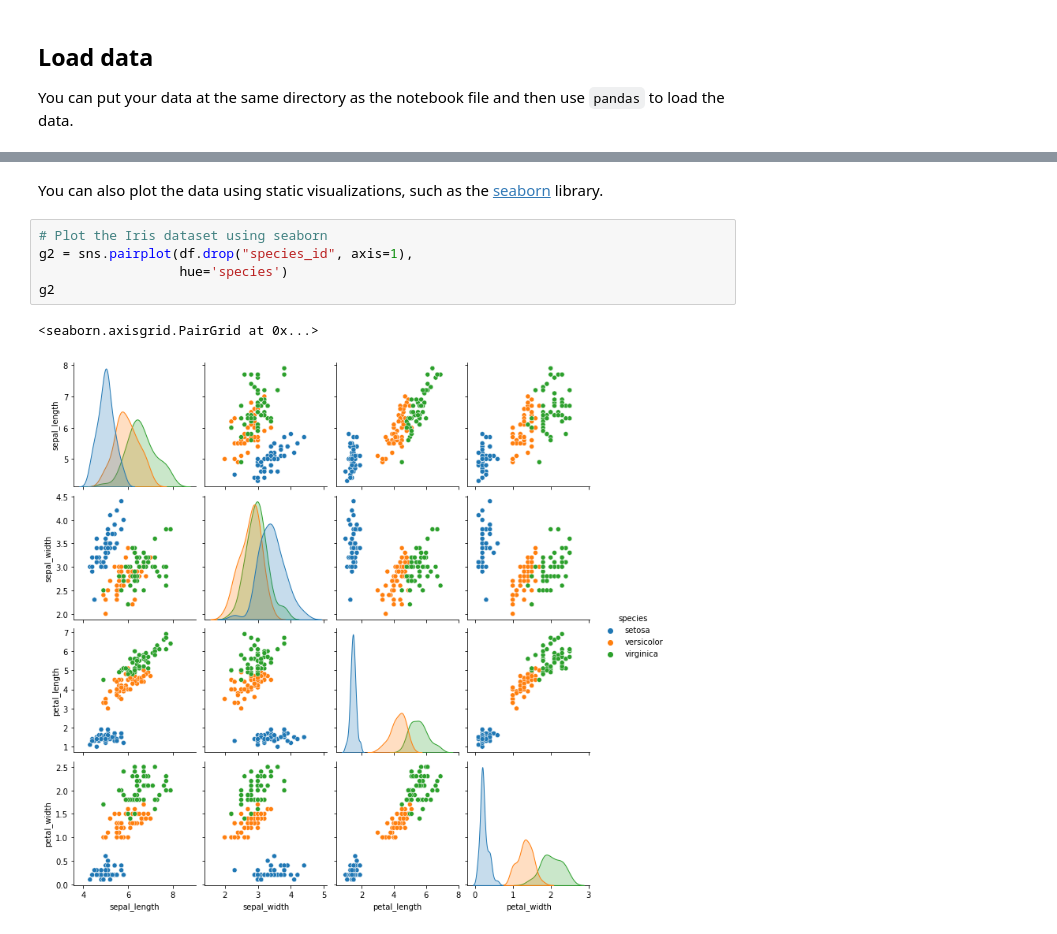
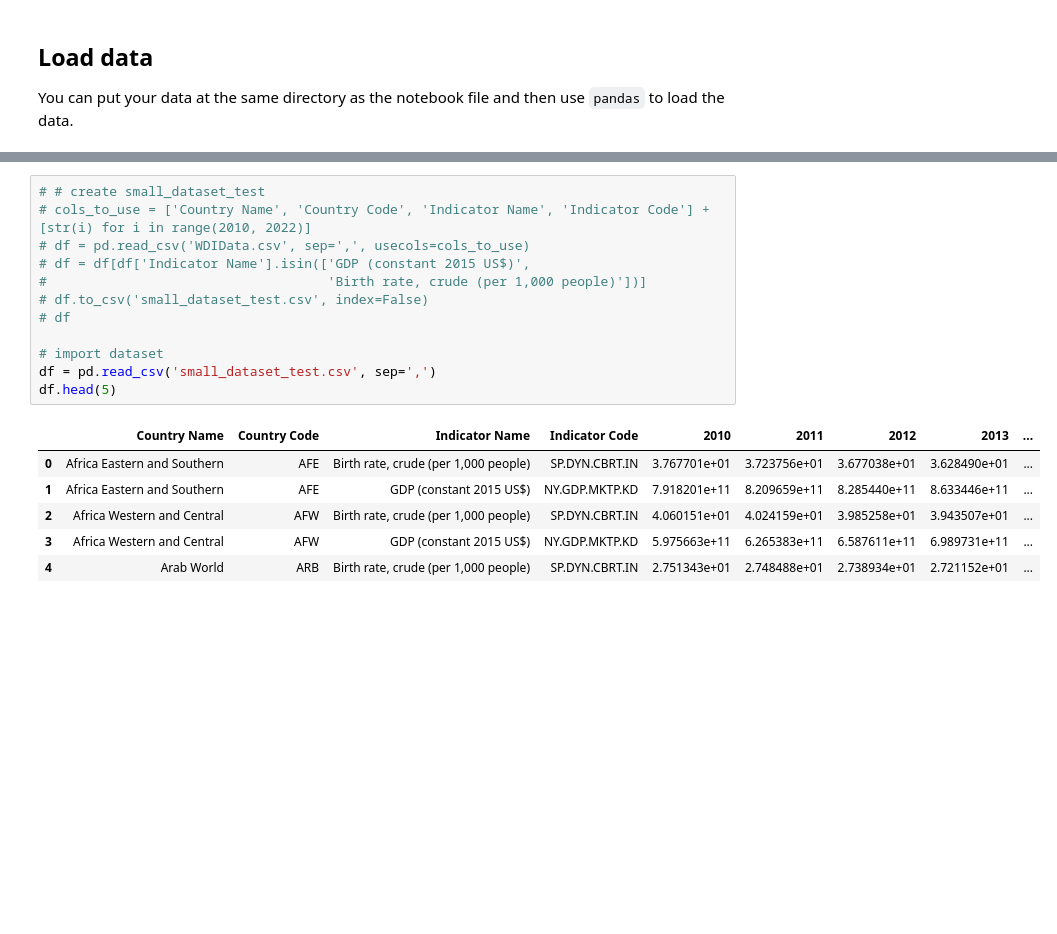
Before and after one commit to anetey-abbey/infoviz, a Jupyter notebook: _sources/docs/notebook.ipynb, the cells around one changed output, grey strips where cells are left out. Drawn from its saved outputs; the diff is of its cells as text; blank space fills up the shorter version.

```diff
--- a/_sources/docs/notebook.ipynb
+++ b/_sources/docs/notebook.ipynb
@@ -58,10 +22,19 @@ g1
-# %% [markdown]
-You can also plot the data using static visualizations, such as the [seaborn](https://seaborn.pydata.org/#) library.
-# %%
-# Plot the Iris dataset using seaborn
-g2 = sns.pairplot(df.drop("species_id", axis=1),
-                  hue='species')
-g2
-# %% [output]
-<seaborn.axisgrid.PairGrid at 0x...>
-[figure, removed]
+# %%
+# # create small_dataset_test
+# cols_to_use = ['Country Name', 'Country Code', 'Indicator Name', 'Indicator Code'] + [str(i) for i in range(2010, 2022)]
+# df = pd.read_csv('WDIData.csv', sep=',', usecols=cols_to_use)
+# df = df[df['Indicator Name'].isin(['GDP (constant 2015 US$)',
+#                                    'Birth rate, crude (per 1,000 people)'])]
+# df.to_csv('small_dataset_test.csv', index=False)
+# df
+
+# import dataset
+df = pd.read_csv('small_dataset_test.csv', sep=',')
+df.head(5)
+# %% [output]
+|  | Country Name | Country Code | Indicator Name | Indicator Code | 2010 | 2011 | 2012 | 2013 | ... |
+| 0 | Africa Eastern and Southern | AFE | Birth rate, crude (per 1,000 people) | SP.DYN.CBRT.IN | 3.767701e+01 | 3.723756e+01 | 3.677038e+01 | 3.628490e+01 | ... |
+| 1 | Africa Eastern and Southern | AFE | GDP (constant 2015 US$) | NY.GDP.MKTP.KD | 7.918201e+11 | 8.209659e+11 | 8.285440e+11 | 8.633446e+11 | ... |
+| 2 | Africa Western and Central | AFW | Birth rate, crude (per 1,000 people) | SP.DYN.CBRT.IN | 4.060151e+01 | 4.024159e+01 | 3.985258e+01 | 3.943507e+01 | ... |
+| 3 | Africa Western and Central | AFW | GDP (constant 2015 US$) | NY.GDP.MKTP.KD | 5.975663e+11 | 6.265383e+11 | 6.587611e+11 | 6.989731e+11 | ... |
+| 4 | Arab World | ARB | Birth rate, crude (per 1,000 people) | SP.DYN.CBRT.IN | 2.751343e+01 | 2.748488e+01 | 2.738934e+01 | 2.721152e+01 | ... |
```
Also changed, not shown: parts of 8 cells of this notebook, 4 other files.
